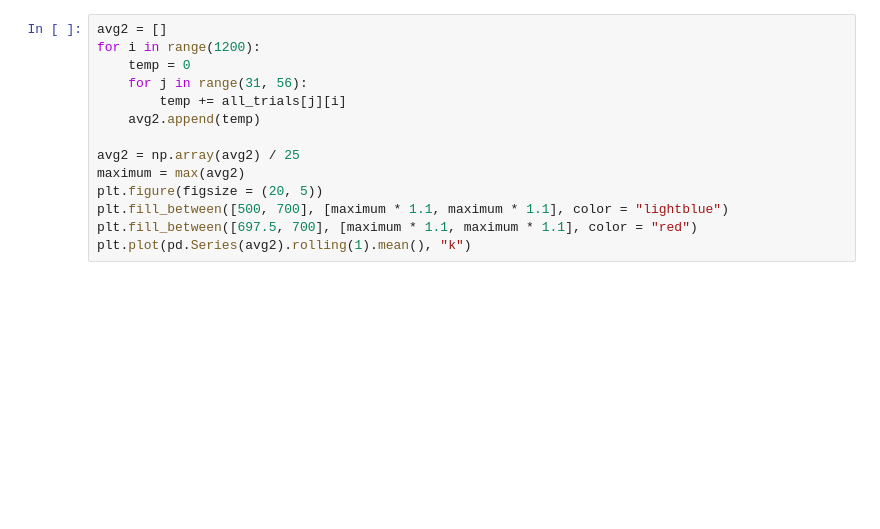
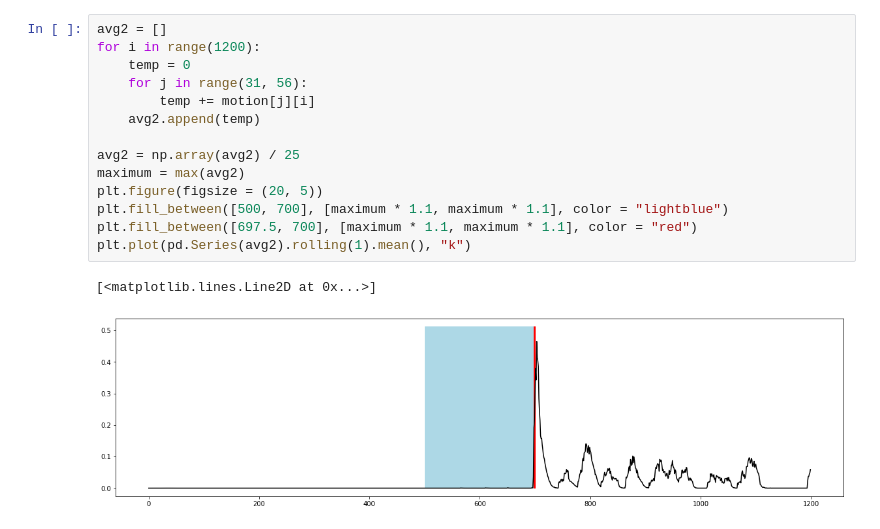
Before and after one commit to harshavardan/Classical-Conditioning, a Jupyter notebook: analysis/crude_210710.ipynb, the cells around one changed output. Saved outputs shown, nothing was run; the diff lists cells and outputs as text; blank space fills up the shorter version.

```diff
--- a/analysis/crude_210710.ipynb
+++ b/analysis/crude_210710.ipynb
@@ -163,17 +205,20 @@ plt.plot(pd.Series(avg1).rolling(1).mean(), "k")
 # %%
 avg2 = []
 for i in range(1200):
     temp = 0
     for j in range(31, 56):
-        temp += all_trials[j][i]
+        temp += motion[j][i]
     avg2.append(temp)
 
 avg2 = np.array(avg2) / 25
 maximum = max(avg2)
 plt.figure(figsize = (20, 5))
 plt.fill_between([500, 700], [maximum * 1.1, maximum * 1.1], color = "lightblue")
 plt.fill_between([697.5, 700], [maximum * 1.1, maximum * 1.1], color = "red")
 plt.plot(pd.Series(avg2).rolling(1).mean(), "k")
+# %% [output]
+[<matplotlib.lines.Line2D at 0x...>]
+[figure, added]
 # %%
 avg3 = []
 for i in range(1200):
```
Also changed, not shown: parts of 23 cells of this notebook.
